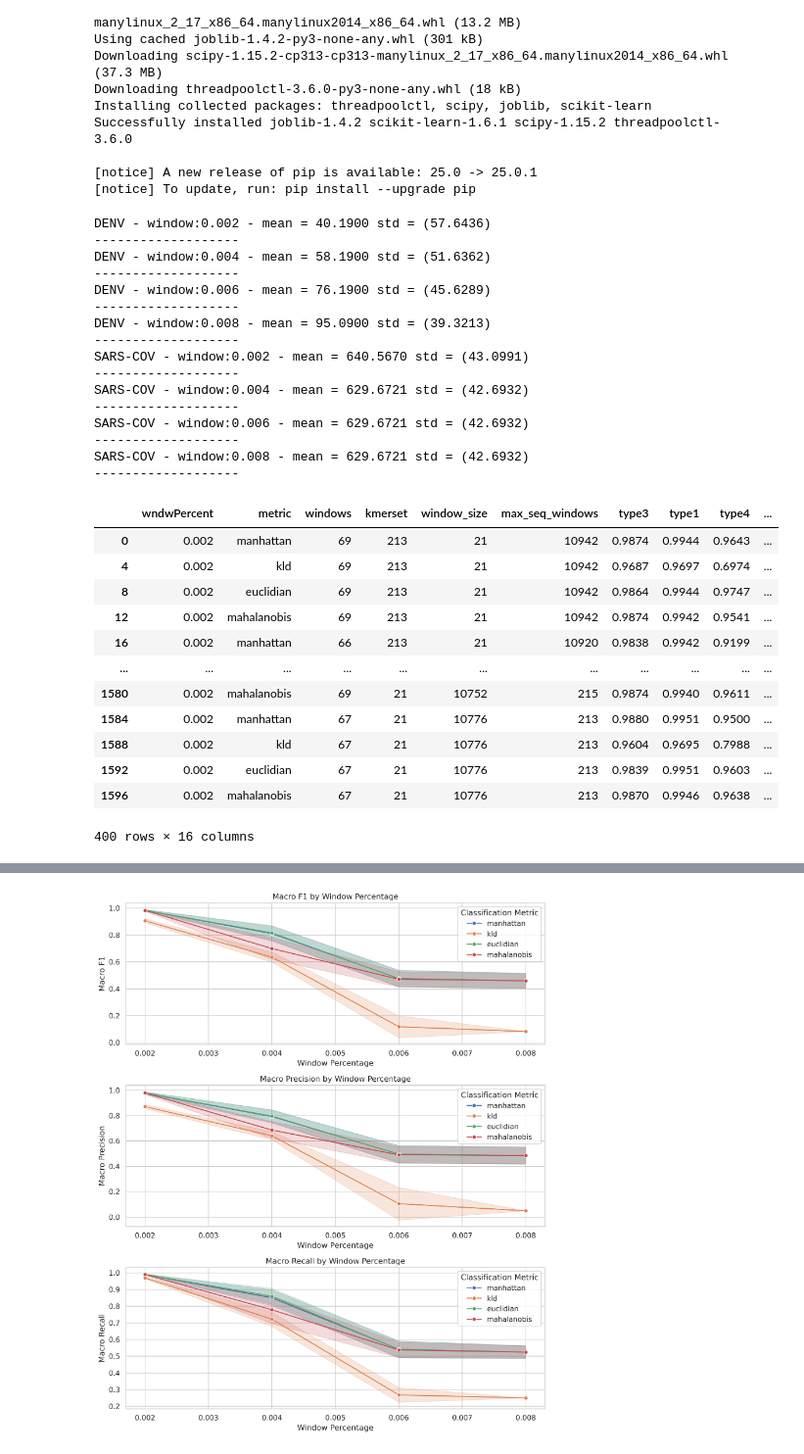
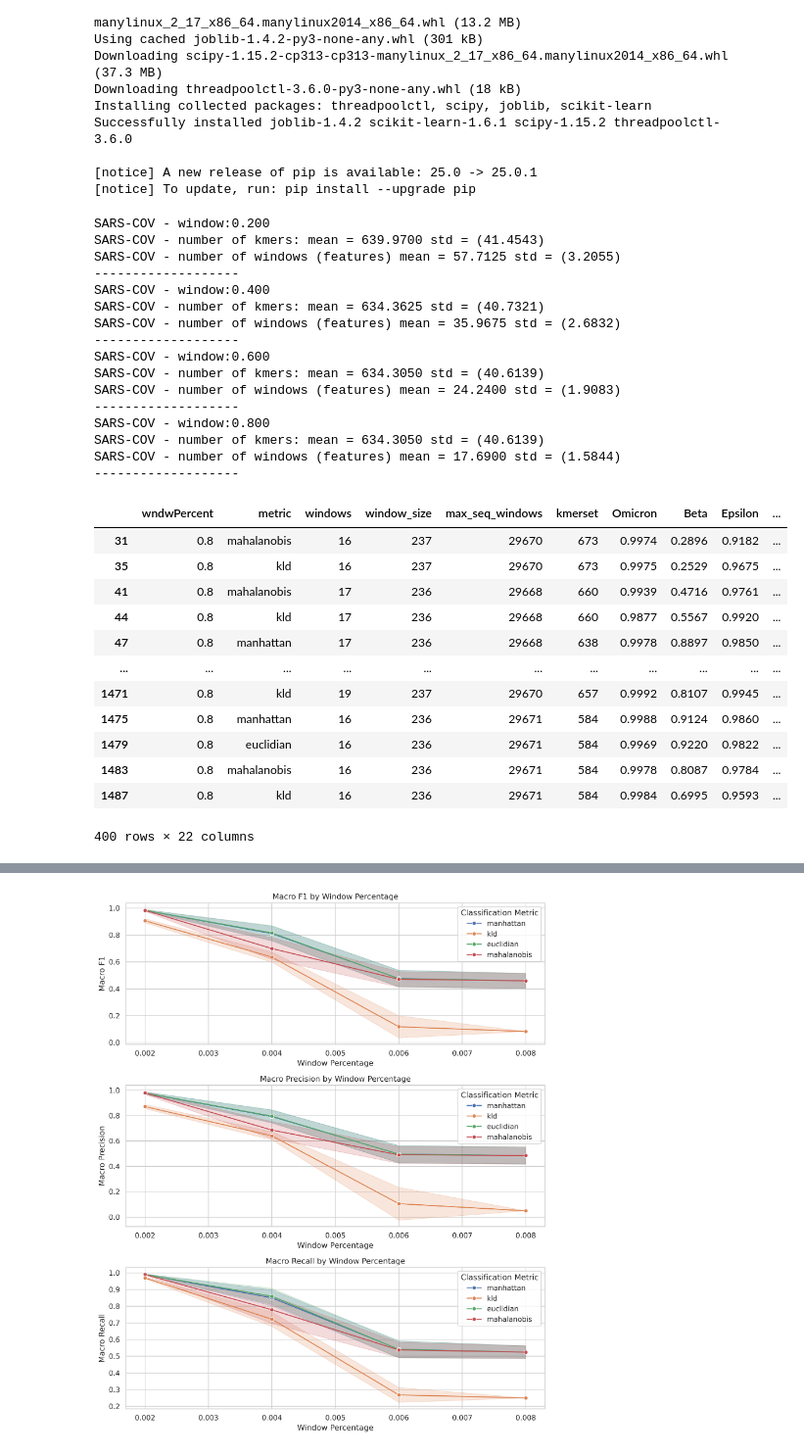
Before and after one commit to SALIPE/genomic-extractor, a Jupyter notebook: notebooks/create_figs_hiv_denv.ipynb, the cells around one changed output, grey strips where cells are left out. Shown at 98% size. Cells and saved outputs as stored; diff of their text form; code cells hidden in the pictures.

```diff
--- a/notebooks/create_figs_hiv_denv.ipynb
+++ b/notebooks/create_figs_hiv_denv.ipynb
@@ -34,48 +50,50 @@ sars_path = 'benchmark_results_covid_2.csv'
 # hiv_path = '../HIV/classify/predictions/'
 # %%
 metric = "kmerset"
-for var, path in zip(["DENV", "SARS-COV"],[denv_path, sars_path]):
+for var, path in zip(["SARS-COV"],[sars_path]):
     data = pd.read_csv(path)
 
-    for w in [0.002,0.004,0.006,0.008]:
+    for w in [0.2,0.4,0.6,0.8]:
         filt = data[(data['wndwPercent'] == w)]
-        print(f'{var} - window:{w:.3f} - mean = {filt[metric].mean():.4f} std = ({filt[metric].std():.4f})')
+        print(f'{var} - window:{w:.3f}')
+        print(f'{var} - number of kmers: mean = {filt["kmerset"].mean():.4f} std = ({filt["kmerset"].std():.4f})')
+        print(f'{var} - number of windows (features) mean = {filt["windows"].mean():.4f} std = ({filt["windows"].std():.4f})')
         print('-------------------')
 # %% [output]
-DENV - window:0.002 - mean = 40.1900 std = (57.6436)
+SARS-COV - window:0.200
+SARS-COV - number of kmers: mean = 639.9700 std = (41.4543)
+SARS-COV - number of windows (features) mean = 57.7125 std = (3.2055)
 -------------------
-DENV - window:0.004 - mean = 58.1900 std = (51.6362)
+SARS-COV - window:0.400
+SARS-COV - number of kmers: mean = 634.3625 std = (40.7321)
+SARS-COV - number of windows (features) mean = 35.9675 std = (2.6832)
 -------------------
-DENV - window:0.006 - mean = 76.1900 std = (45.6289)
+SARS-COV - window:0.600
+SARS-COV - number of kmers: mean = 634.3050 std = (40.6139)
+SARS-COV - number of windows (features) mean = 24.2400 std = (1.9083)
 -------------------
-DENV - window:0.008 - mean = 95.0900 std = (39.3213)
+SARS-COV - window:0.800
+SARS-COV - number of kmers: mean = 634.3050 std = (40.6139)
+SARS-COV - number of windows (features) mean = 17.6900 std = (1.5844)
 -------------------
-SARS-COV - window:0.002 - mean = 640.5670 std = (43.0991)
--------------------
-SARS-COV - window:0.004 - mean = 629.6721 std = (42.6932)
--------------------
-SARS-COV - window:0.006 - mean = 629.6721 std = (42.6932)
--------------------
-SARS-COV - window:0.008 - mean = 629.6721 std = (42.6932)
--------------------
 # %%
-denv = pd.read_csv(denv_path)
-denv = denv[(denv['wndwPercent'] == 0.002)]
+denv = pd.read_csv(sars_path)
+denv = denv[(denv['wndwPercent'] == 0.8)]
 # hiv = pd.read_csv(hiv_path + 'metrics.csv')
 denv
 # %% [output]
-|  | wndwPercent | metric | windows | kmerset | window_size | max_seq_windows | type3 | type1 | type4 | ... |
-| 0 | 0.002 | manhattan | 69 | 213 | 21 | 10942 | 0.9874 | 0.9944 | 0.9643 | ... |
-| 4 | 0.002 | kld | 69 | 213 | 21 | 10942 | 0.9687 | 0.9697 | 0.6974 | ... |
-| 8 | 0.002 | euclidian | 69 | 213 | 21 | 10942 | 0.9864 | 0.9944 | 0.9747 | ... |
-| 12 | 0.002 | mahalanobis | 69 | 213 | 21 | 10942 | 0.9874 | 0.9942 | 0.9541 | ... |
-| 16 | 0.002 | manhattan | 66 | 213 | 21 | 10920 | 0.9838 | 0.9942 | 0.9199 | ... |
+|  | wndwPercent | metric | windows | window_size | max_seq_windows | kmerset | Omicron | Beta | Epsilon | ... |
+| 31 | 0.8 | mahalanobis | 16 | 237 | 29670 | 673 | 0.9974 | 0.2896 | 0.9182 | ... |
+| 35 | 0.8 | kld | 16 | 237 | 29670 | 673 | 0.9975 | 0.2529 | 0.9675 | ... |
+| 41 | 0.8 | mahalanobis | 17 | 236 | 29668 | 660 | 0.9939 | 0.4716 | 0.9761 | ... |
+| 44 | 0.8 | kld | 17 | 236 | 29668 | 660 | 0.9877 | 0.5567 | 0.9920 | ... |
+| 47 | 0.8 | manhattan | 17 | 236 | 29668 | 638 | 0.9978 | 0.8897 | 0.9850 | ... |
 | ... | ... | ... | ... | ... | ... | ... | ... | ... | ... | ... |
-| 1580 | 0.002 | mahalanobis | 69 | 21 | 10752 | 215 | 0.9874 | 0.9940 | 0.9611 | ... |
-| 1584 | 0.002 | manhattan | 67 | 21 | 10776 | 213 | 0.9880 | 0.9951 | 0.9500 | ... |
-| 1588 | 0.002 | kld | 67 | 21 | 10776 | 213 | 0.9604 | 0.9695 | 0.7988 | ... |
-| 1592 | 0.002 | euclidian | 67 | 21 | 10776 | 213 | 0.9839 | 0.9951 | 0.9603 | ... |
-| 1596 | 0.002 | mahalanobis | 67 | 21 | 10776 | 213 | 0.9870 | 0.9946 | 0.9638 | ... |
+| 1471 | 0.8 | kld | 19 | 237 | 29670 | 657 | 0.9992 | 0.8107 | 0.9945 | ... |
+| 1475 | 0.8 | manhattan | 16 | 236 | 29671 | 584 | 0.9988 | 0.9124 | 0.9860 | ... |
+| 1479 | 0.8 | euclidian | 16 | 236 | 29671 | 584 | 0.9969 | 0.9220 | 0.9822 | ... |
+| 1483 | 0.8 | mahalanobis | 16 | 236 | 29671 | 584 | 0.9978 | 0.8087 | 0.9784 | ... |
+| 1487 | 0.8 | kld | 16 | 236 | 29671 | 584 | 0.9984 | 0.6995 | 0.9593 | ... |
-400 rows × 16 columns
+400 rows × 22 columns
 # %%
 #wndwPercent,metric,windows,kmerset,window_size,max_seq_windows,type3,type1,type4,type2,macro_f1,macro_precision,macro_recall,micro_f1,micro_precision,micro_recall
```
Also changed, not shown: parts of 6 cells of this notebook, 14 other files.
